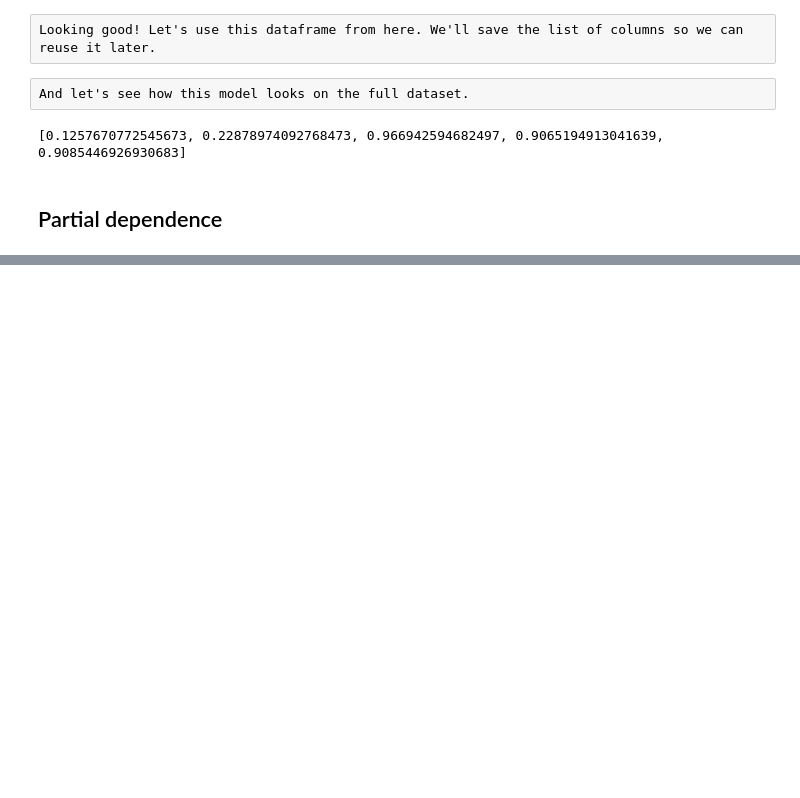
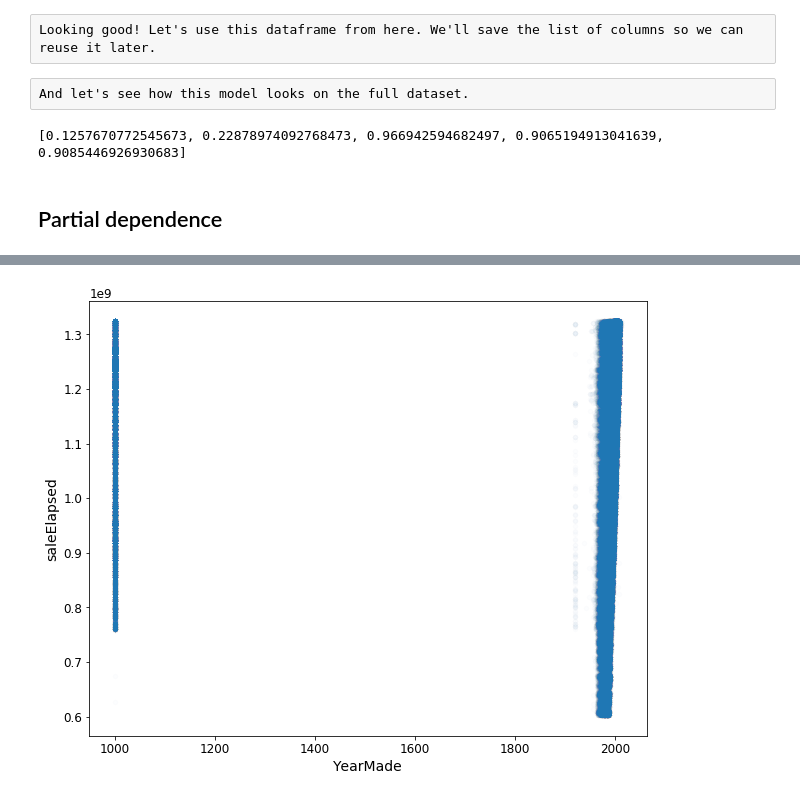
Before and after one commit to ViswanathRavindran/FastAi-ML, a Jupyter notebook: FastAi-ML2.ipynb, the cells around one changed output, grey strips where cells are left out. Drawn from its saved outputs; the diff is of its cells as text; code cells hidden in the pictures; blank space fills up the shorter version.

```diff
--- a/FastAi-ML2.ipynb
+++ b/FastAi-ML2.ipynb
@@ -286,0 +303,4 @@ print_score(m)
+# %%
+df_raw.plot('YearMade', 'saleElapsed', 'scatter', alpha=0.01, figsize=(10,8));
+# %% [output]
+[figure, added]
```
Also changed, not shown: parts of 44 cells of this notebook.
